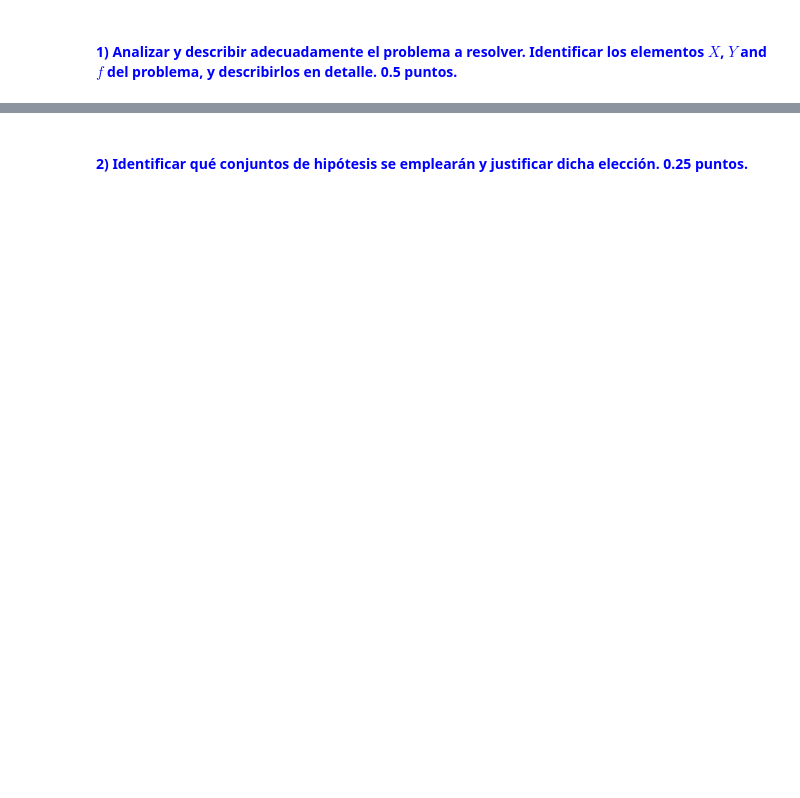
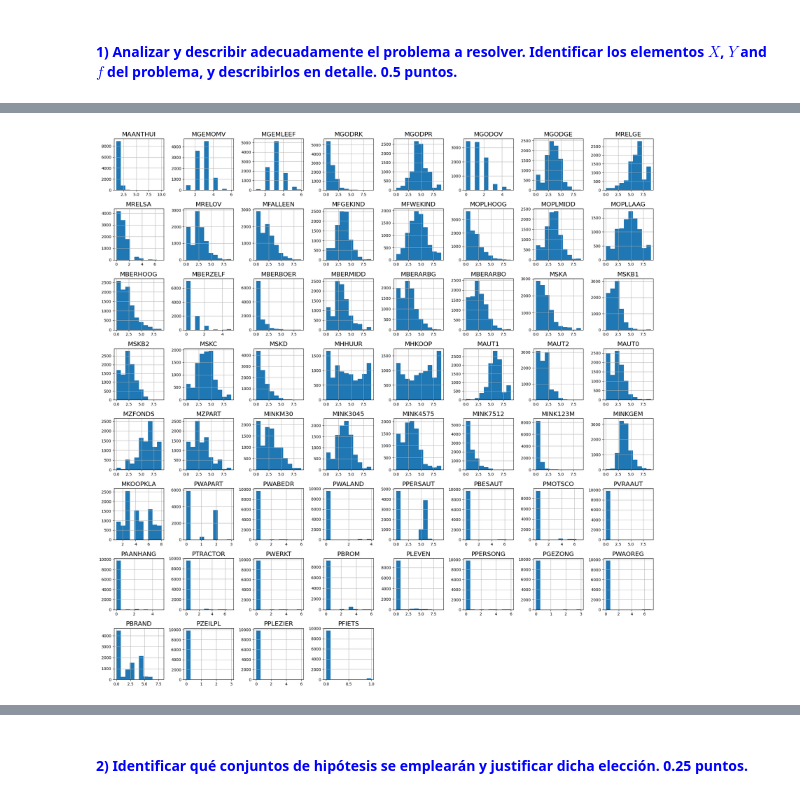
Before and after one commit to yerasiito/Ingenieria-Informatica-UGR, a Jupyter notebook: 3ºCurso/Segundo Cuatri CSI/AA/Practica3/Clasificacion/P3_clasificacion.ipynb, the cells around one changed output, grey strips where cells are left out. Drawn from its saved outputs; the diff is of its cells as text; code cells hidden in the pictures; blank space fills up the shorter version.

```diff
--- a/3ºCurso/Segundo Cuatri CSI/AA/Practica3/Clasificacion/P3_clasificacion.ipynb
+++ b/3ºCurso/Segundo Cuatri CSI/AA/Practica3/Clasificacion/P3_clasificacion.ipynb
@@ -43,3 +90,10 @@ por defecto que se consideren óptimos o que se soliciten en el enunciado.
 ---
 # %% [markdown]
 <font color='blue'>Este trabajo  se centra en el ajuste y selección del mejor predictor lineal para un conjunto de datos dado. Para ello, se recomienda el uso de la librería Scikit-Learn (https://scikit-learn.org/). Esta librería contiene funciones de alto nivel que pueden ser muy útiles para el desarrollo de la práctica. En cualquier caso, para cada función de Scikit-Learn que se use, debe explicar por qué es necesario su uso, así como explicar su funcionamiento y el significado de todos sus parámetros. En relación con este punto, los valores por defecto en la librería no se consideran elecciones justificadas $\textit{a priori}$ y, al igual que en el resto de la práctica, decisiones sin justificación y resultados sin interpretación no serán considerados válidos.
+# %%
+#Para acceder a nuestros ficheros de Google Drive
+from google.colab import drive
+drive.mount('/content/drive')
+# La carpeta datos (que contiene OnlineNewsPopularity.csv, OnlineNewsPopularity.names)
+# debe estar en vuestro Drive, dentro de la carpeta 'Colab Notebooks'
+ruta = 'drive/MyDrive/Colab Notebooks/datos/'
@@ -47,0 +350,6 @@ por defecto que se consideren óptimos o que se soliciten en el enunciado.
+# %%
+# Utiliza el método rename() para asignar los nombres de columna al DataFrame
+data_class = data_class.rename(columns=atributos)
+
+# Visualizar datos
+display(data_class.head())
@@ -47,0 +479,6 @@ por defecto que se consideren óptimos o que se soliciten en el enunciado.
+# %%
+data_class.iloc[:,0:60].hist(figsize=(20,20))
+plt.tight_layout()
+plt.show()
+# %% [output]
+[figure, added]
```
Also changed, not shown: parts of 49 cells of this notebook, 12 other files.
